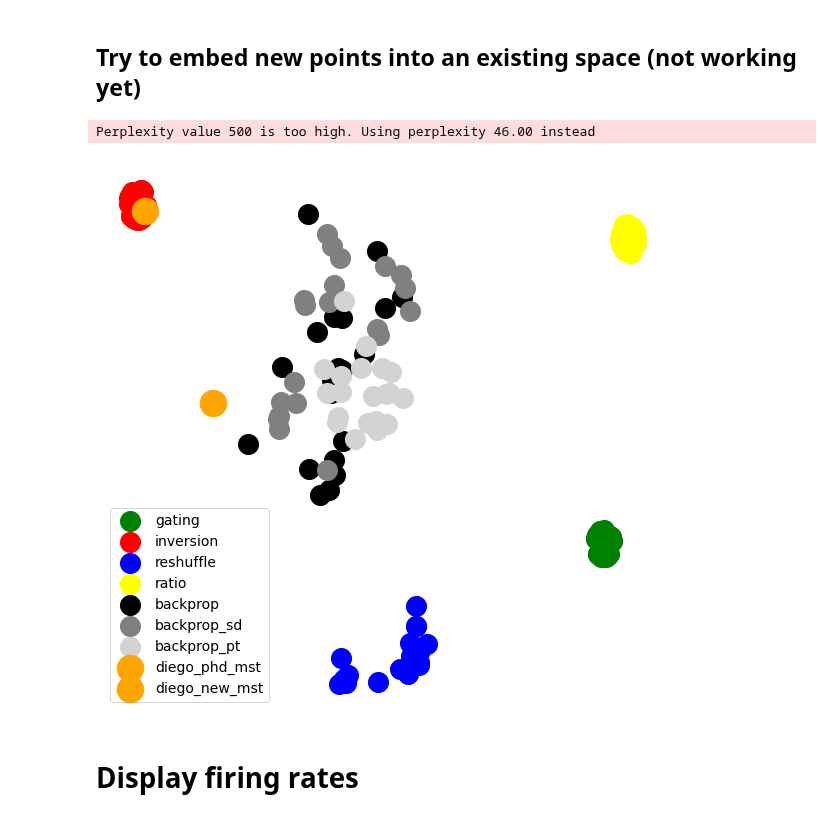
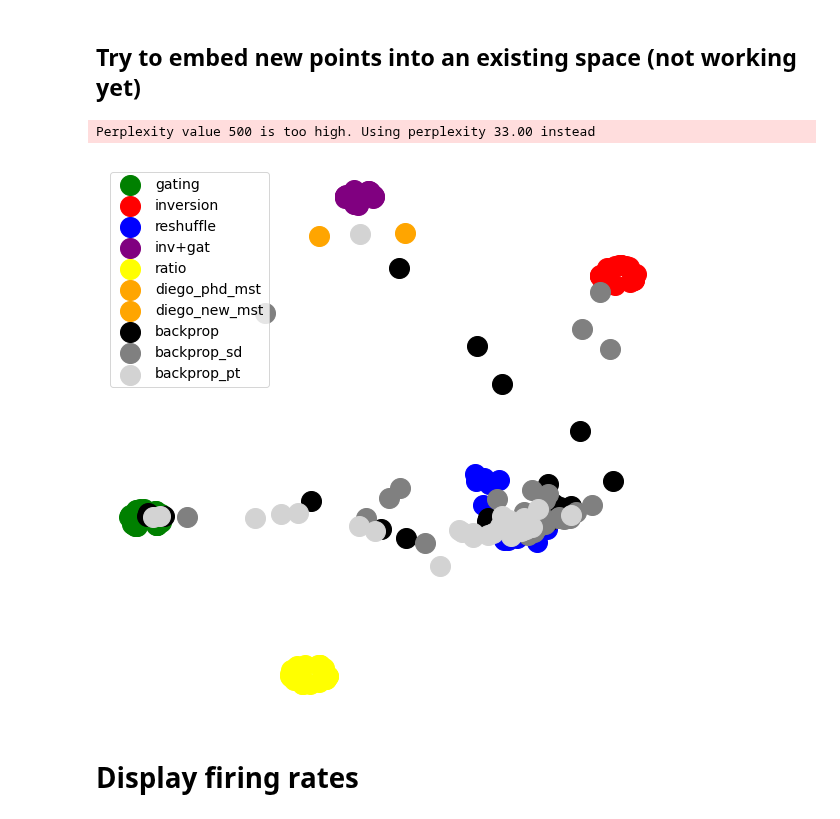
Before and after one commit to azaho/ccn_story3, a Jupyter notebook: netdist.ipynb, the cells around one changed output. Saved outputs shown, nothing was run; the diff lists cells and outputs as text; code cells hidden in the pictures.

```diff
--- a/netdist.ipynb
+++ b/netdist.ipynb
@@ -29,7 +29,7 @@ all_networks = {
     },
     "inv+gat": {
         "color": "purple",
-        "names": [f"data/hdgating_and_inversionCTRNN_2DIR1O_dr100_n0.1_la0_dp1.0_r{i}" for i in range(20)],
+        "names": [f"data/hdgating_and_inversionCTRNN_2DIR1O_dr100_n0.1_la0_dp1.0_rt2" for i in range(1)],
         "indices": np.arange(0, 64, 16)
     },
     "ratio": {
@@ -39,28 +39,28 @@ all_networks = {
     },
     "backprop": {
         "color": "black",
-        "names": [f"data/backpropCTRNN_2DIR1O_dr100_n0.1_la0_dp1.0_r{i}" for i in range(100)],
+        "names": [f"data/backpropCTRNN_2DIR1O_dr100_n0.1_la0_dp1.0_r{i}" for i in range(30)],
         "indices": np.arange(0, 64, 16)
     },
     "backprop_sd": {
         "color": "gray",
-        "names": [f"data/backprop1CTRNN_2DIR1O_dr100_n0.1_la0_dp1.0_r{i}" for i in range(100)],
+        "names": [f"data/backprop1CTRNN_2DIR1O_dr100_n0.1_la0_dp1.0_r{i}" for i in range(30)],
         "indices": np.arange(0, 64, 16)
     },
     "backprop_pt": {
         "color": "lightgray",
-        "names": [f"data/backprop2CTRNN_2DIR1O_dr100_n0.1_la0_dp1.0_r{i}" for i in range(100)],
+        "names": [f"data/backprop2CTRNN_2DIR1O_dr100_n0.1_la0_dp1.0_r{i}" for i in range(30)],
         "indices": np.arange(0, 64, 16)
     },
     "diego_phd_mst": {
         "color": "orange",
-        "names": ["neuraldata/new/diego_phd_mst_both_selective"],
+        "names": ["neuraldata/new/diego_phd_mst_either_selective"],
         "indices": np.array([0, 1, 2, 3]),
         "neural": True
     },
     "diego_new_mst": {
         "color": "orange",
-        "names": ["neuraldata/new/diego_new_mst_both_selective"],
+        "names": ["neuraldata/new/diego_new_mst_either_selective"],
         "indices": np.array([0, 1, 2, 3]),
         "neural": True
     }
@@ -72,7 +72,7 @@ all_networks = {
 #   if key not in keep: del all_networks[key]
 
 # neural data not available
-
+#del all_networks["backprop_sd"], all_networks["backprop_pt"], all_networks["backprop"]
 
 # load information about every network
 for network in list(all_networks.values()):
@@ -187,6 +187,7 @@ for network_name, network in all_networks.items():
             n_trials = 64
             net_size = 100
 
+            model_parameterupdate = network['metadatas'][j]['hyperparameters']['train_for_steps']
             task_param = network['metadatas'][j]['task_parameters']
             delay0 = (task_param['delay0_from']+task_param['delay0_to'])//2
             delay1 = task_param['delay1_to']
@@ -200,8 +201,7 @@ for network_name, network in all_networks.items():
             t_d_from = delay0+input_time+20  # remove first 200 ms of delay
             t_d_to = delay0+input_time+delay1
 
-            model_parameterupdate = network['metadatas'][j]['hyperparameters']['train_for_steps']
-            if "backprop" in name: model_parameterupdate = 10000
+            #if "backprop" in name: model_parameterupdate = 10000
             array = np.load(name+f"/model_parameterupdate{model_parameterupdate}_fr.npy")
             temp = np.zeros((n_trials, 2, net_size))
             temp[:, 0, :] = np.mean(array.reshape(n_trials, total_time, net_size)[::, t_cue_from:t_cue_to, :], axis=1)
@@ -254,5 +254,5 @@ plt.show()
 # %%
-show_neurons = "backprop_pt"
+show_neurons = "diego_phd_mst"
 
 fig = plt.figure(figsize=(12,8))
 plt.rc('font', **{'family': 'DejaVu Sans', 'weight': 'normal', 'size': 17})
@@ -342,17 +338,18 @@ print(all_networks[name]['ids'][:20])
 # %%
 import openTSNE
 tsne = openTSNE.TSNE(
-    perplexity=500,  # always use maximum possible perplexity, to preserve global structure
+    perplexity=50,  # always use maximum possible perplexity, to preserve global structure
     metric='precomputed',
     verbose=False,
     initialization='spectral',
 )
 
-max_networks = 20
+max_networks = 30
 include = "gating,inversion,reshuffle,notricks,backprop_la0,diego_phd_mst,diego_new_mst".split(',')
 include = list(all_networks.keys())
 print(include)
 exclude= "inv+gat,diego_phd_mst,diego_new_mst".split(',')
+exclude = ["backprop_sd", "backprop_pt"]#["inv+gat"]
 include = [x for x in include if x not in exclude]
 ids = np.concatenate([(all_networks[name]['ids'])[:max_networks] for name in include])
 embedding = tsne.fit(dist[ids, :][:, ids])
@@ -381,31 +378,32 @@ Perplexity value 500 is too high. Using perplexity 46.00 instead
 ## Try to embed new points into an existing space (not working yet)
 # %%
 include_new = "diego_phd_mst,diego_phd_pfc,diego_new_mst,diego_new_pfc,cheng_pfc".split(',')
-include_new = "diego_phd_mst,diego_new_mst".split(',')
+include_new = exclude#"diego_phd_mst,diego_new_mst".split(',')
+max_networks = 30
 ids_new = np.concatenate([all_networks[name]['ids'][:max_networks] for name in include_new])
 embedding_new = embedding.transform(dist[ids[:], :][:, ids_new].T, perplexity=500)
 fig = plt.figure(figsize=(10, 10))
 plt.rc('font', **{'family': 'DejaVu Sans', 'weight': 'normal', 'size': 14})
 i = 0
 for name, network in all_networks.items():
     if name not in include: continue
     n = min(len(network['ids']), max_networks)
     plt.scatter(embedding[i:i+n, 0], embedding[i:i+n, 1], 400, color=network['color'], label=name)
     i += n
 i = 0
 for name, network in all_networks.items():
     if name not in include_new: continue
     n = min(len(network['ids']), max_networks)
-    plt.scatter(embedding_new[i:i+n, 0], embedding_new[i:i+n, 1], 700, color=network['color'], label=name)
+    plt.scatter(embedding_new[i:i+n, 0], embedding_new[i:i+n, 1], 400, color=network['color'], label=name)
     i += n
 plt.xlabel("openTSNE dim1")
 plt.ylabel("openTSNE dim2")
 plt.legend()
 plt.gca().axis('off')
 plt.show()#plt.savefig("ccn_opentsne.pdf", bbox_inches = 'tight')
 # %% [output]
-Perplexity value 500 is too high. Using perplexity 46.00 instead
+Perplexity value 500 is too high. Using perplexity 33.00 instead
-[figure, old version]
+[figure, new version]
 # %% [markdown]
 # Display firing rates
 # %%
```
Also changed, not shown: parts of 6 cells of this notebook, 1 other file.
